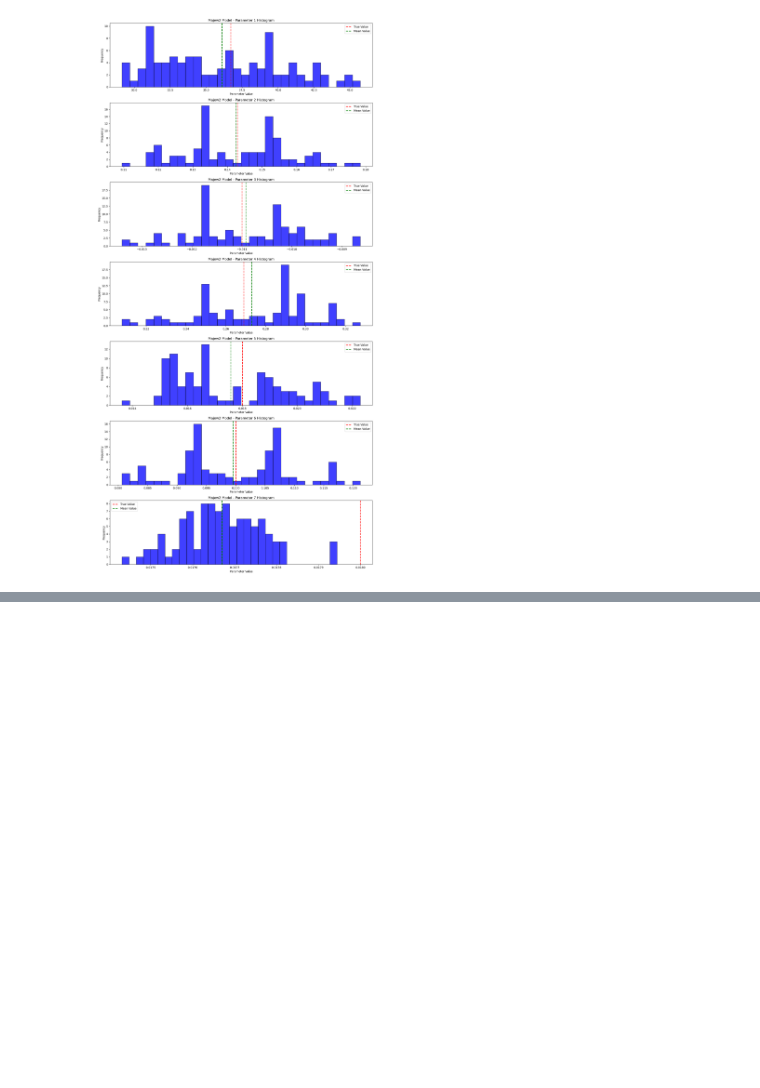
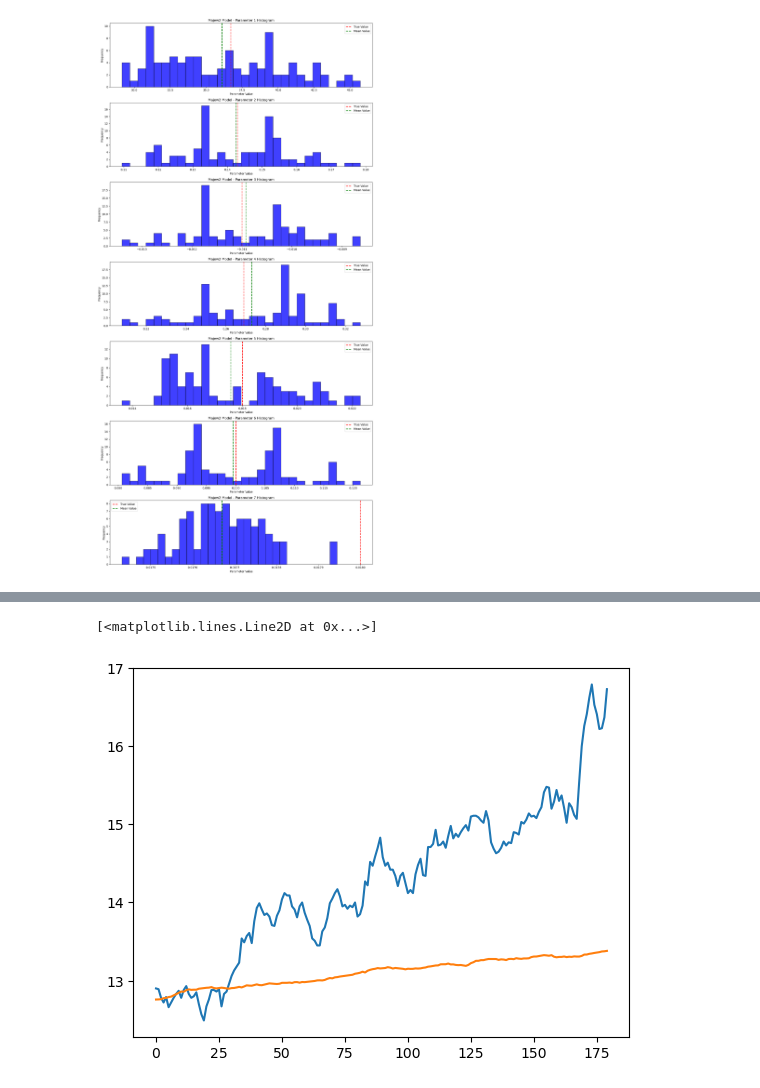
Before and after one commit to GhilesKemiche/ABM-Calibration, a Jupyter notebook: Code.ipynb, the cells around one changed output, grey strips where cells are left out. Drawn from its saved outputs; the diff is of its cells as text; code cells hidden in the pictures; blank space fills up the shorter version.

```diff
--- a/Code.ipynb
+++ b/Code.ipynb
@@ -561,0 +639,2 @@ plot_histograms(ksis2, params2, "Majew2 Model")
+# %%
+p,r,dic=Simulation2T(36.7,1/7,-0.011,0.269,0.018,0.3,0.018,100)
@@ -561,0 +704,20 @@ plot_histograms(ksis2, params2, "Majew2 Model")
+# %%
+def p_r(prices):
+    prices=prices['close'].values
+    prices1=prices
+    prices2=prices
+    R = prices[1:] / prices[:-1]
+    r=np.log(R)
+    r = np.insert(r, 0, 0)
+    return np.log(prices),r
+# %%
+prices=pd.read_csv("BBVA_Prices.csv", parse_dates=True)
+
+gamma,alpha,kappa1,kappa3,beta,Lambda,sigmav=(36.7,1/7,-0.011,0.269,0.018,0.3,0.018)
+p,r=p_r(prices)
+model = Model([gamma,alpha,kappa1,kappa3,beta,Lambda,sigmav])
+r2=np.zeros(shape=(len(r),1))
+r2[:,0]=r
+p2=np.zeros(shape=(len(p),1))
+p2[:,0]=p
+model.fit(r2[:100])
@@ -561,0 +759,3 @@ plot_histograms(ksis2, params2, "Majew2 Model")
+# %%
+prediction = model.predict(r2,p2,1000,deltat=180,nbshift=2)
+np.exp(prediction[0])-np.exp(p2[1000:1000+180*3])
@@ -561,0 +830,6 @@ plot_histograms(ksis2, params2, "Majew2 Model")
+# %%
+plt.plot(np.exp(p2[1000+180*2:1000+180*3]))
+plt.plot(np.exp(prediction[2]))
+# %% [output]
+[<matplotlib.lines.Line2D at 0x...>]
+[figure, added]
```
Also changed, not shown: parts of 12 cells of this notebook, 2 other files.
